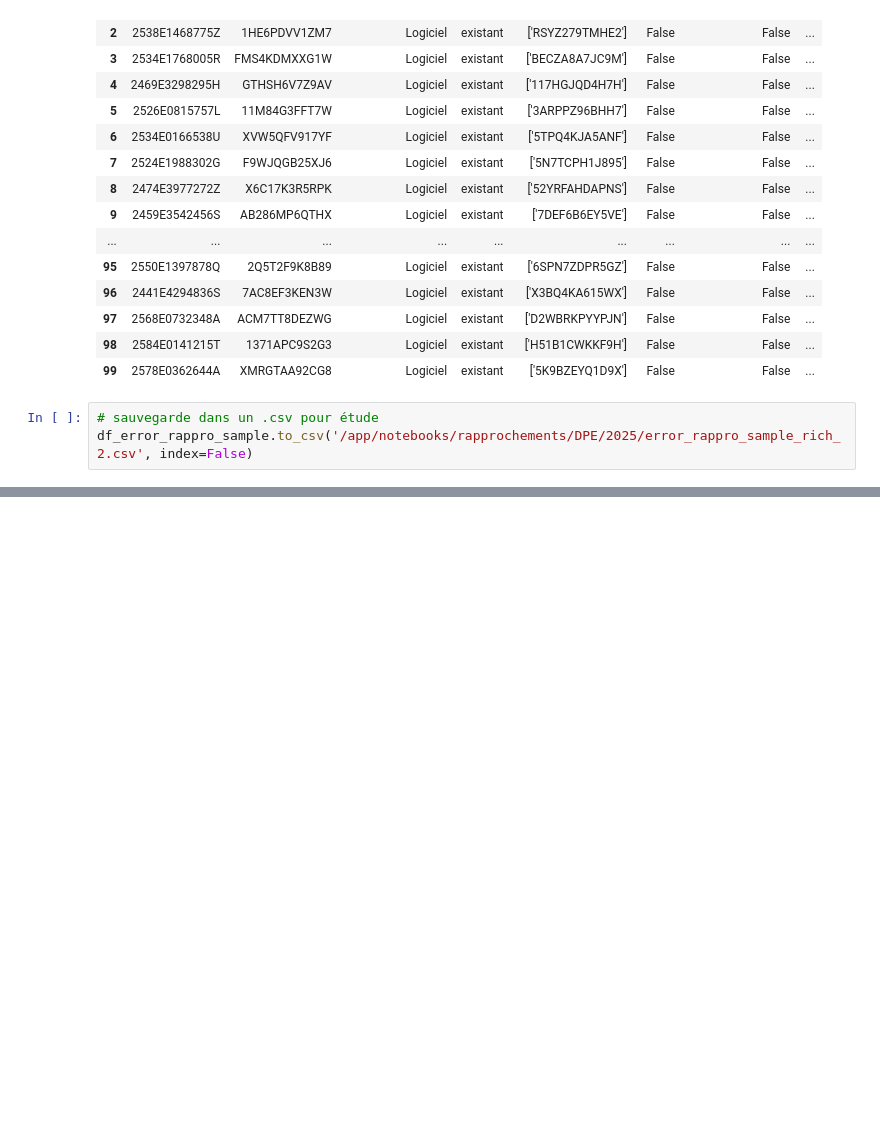
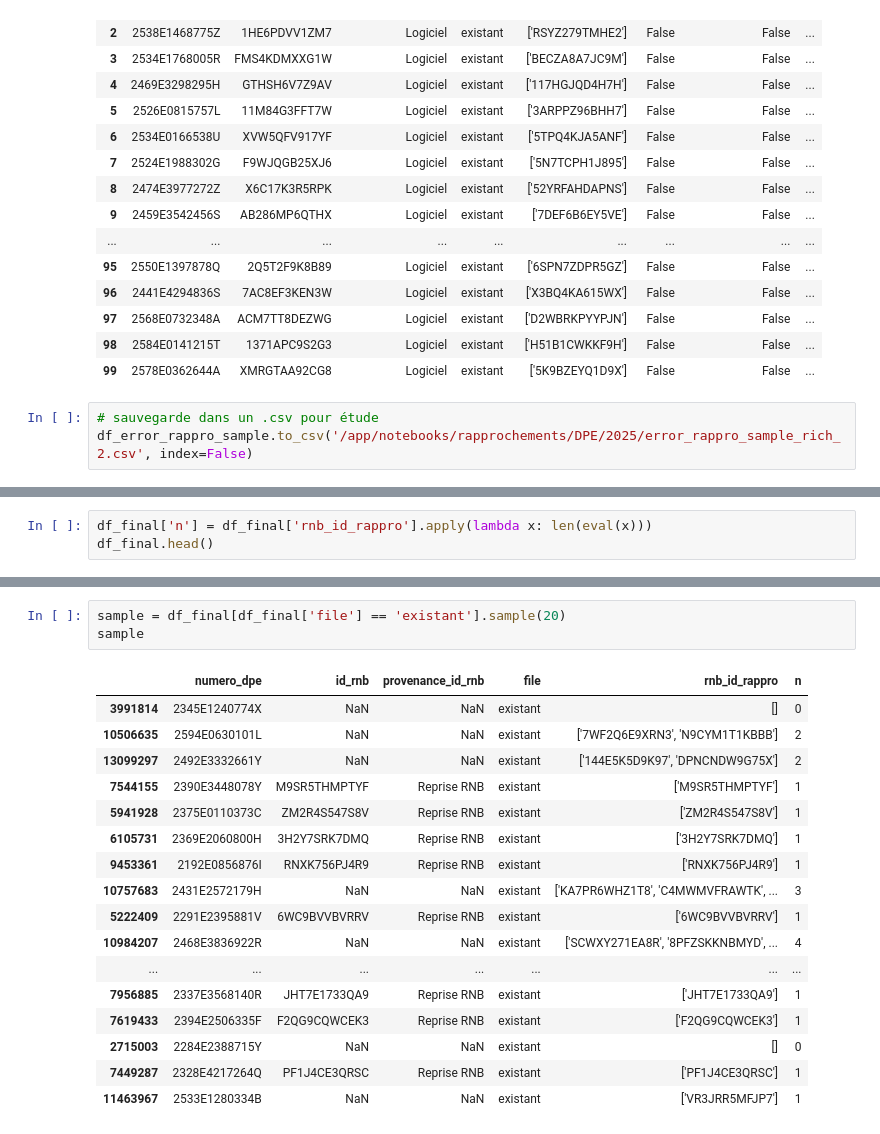
Before and after one commit to fab-geocommuns/RNB-coeur, a Jupyter notebook: app/notebooks/rapprochements/DPE/2025/DPE_rapprochement.ipynb, the cells around one changed output, grey strips where cells are left out. Saved outputs shown, nothing was run; the diff lists cells and outputs as text; blank space fills up the shorter version.

```diff
--- a/app/notebooks/rapprochements/DPE/2025/DPE_rapprochement.ipynb
+++ b/app/notebooks/rapprochements/DPE/2025/DPE_rapprochement.ipynb
@@ -335,0 +340,3 @@ df_error_rappro_sample.to_csv('/app/notebooks/rapprochements/DPE/2025/error_rapp
+# %%
+df_final['n'] = df_final['rnb_id_rappro'].apply(lambda x: len(eval(x)))
+df_final.head()
@@ -335,0 +384,21 @@ df_error_rappro_sample.to_csv('/app/notebooks/rapprochements/DPE/2025/error_rapp
+# %%
+sample = df_final[df_final['file'] == 'existant'].sample(20)
+sample
+# %% [output]
+|  | numero_dpe | id_rnb | provenance_id_rnb | file | rnb_id_rappro | n |
+| 3991814 | 2345E1240774X | NaN | NaN | existant | [] | 0 |
+| 10506635 | 2594E0630101L | NaN | NaN | existant | ['7WF2Q6E9XRN3', 'N9CYM1T1KBBB'] | 2 |
+| 13099297 | 2492E3332661Y | NaN | NaN | existant | ['144E5K5D9K97', 'DPNCNDW9G75X'] | 2 |
+| 7544155 | 2390E3448078Y | M9SR5THMPTYF | Reprise RNB | existant | ['M9SR5THMPTYF'] | 1 |
+| 5941928 | 2375E0110373C | ZM2R4S547S8V | Reprise RNB | existant | ['ZM2R4S547S8V'] | 1 |
+| 6105731 | 2369E2060800H | 3H2Y7SRK7DMQ | Reprise RNB | existant | ['3H2Y7SRK7DMQ'] | 1 |
+| 9453361 | 2192E0856876I | RNXK756PJ4R9 | Reprise RNB | existant | ['RNXK756PJ4R9'] | 1 |
+| 10757683 | 2431E2572179H | NaN | NaN | existant | ['KA7PR6WHZ1T8', 'C4MWMVFRAWTK', ... | 3 |
+| 5222409 | 2291E2395881V | 6WC9BVVBVRRV | Reprise RNB | existant | ['6WC9BVVBVRRV'] | 1 |
+| 10984207 | 2468E3836922R | NaN | NaN | existant | ['SCWXY271EA8R', '8PFZSKKNBMYD', ... | 4 |
+| ... | ... | ... | ... | ... | ... | ... |
+| 7956885 | 2337E3568140R | JHT7E1733QA9 | Reprise RNB | existant | ['JHT7E1733QA9'] | 1 |
+| 7619433 | 2394E2506335F | F2QG9CQWCEK3 | Reprise RNB | existant | ['F2QG9CQWCEK3'] | 1 |
+| 2715003 | 2284E2388715Y | NaN | NaN | existant | [] | 0 |
+| 7449287 | 2328E4217264Q | PF1J4CE3QRSC | Reprise RNB | existant | ['PF1J4CE3QRSC'] | 1 |
+| 11463967 | 2533E1280334B | NaN | NaN | existant | ['VR3JRR5MFJP7'] | 1 |
```
Also changed, not shown: parts of 7 cells of this notebook.
